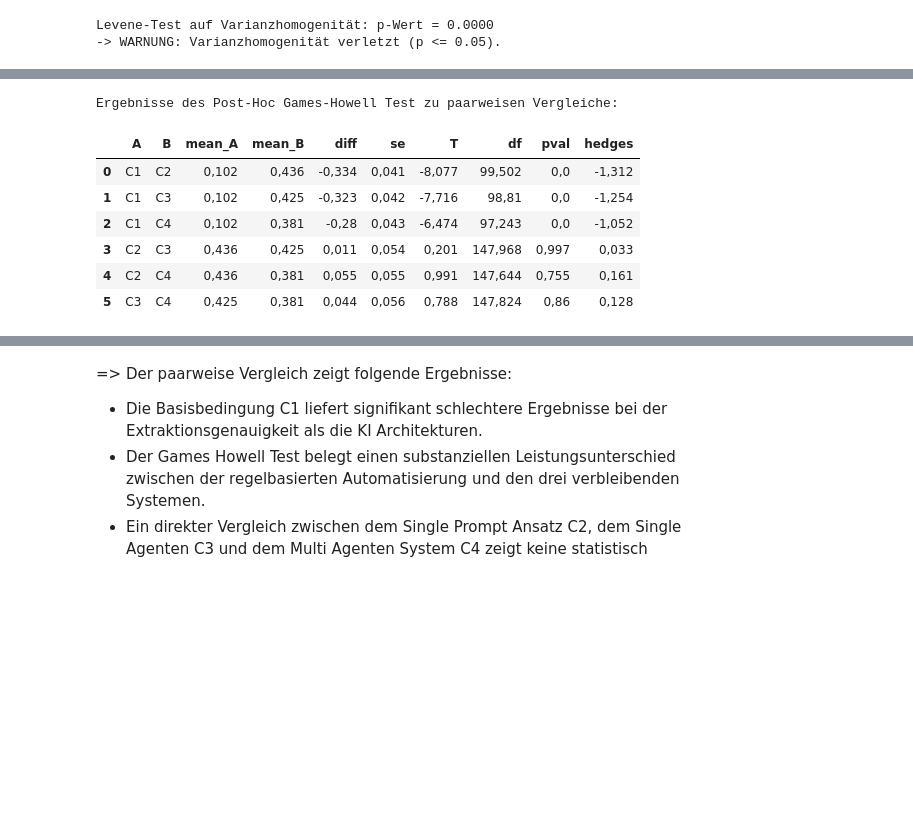
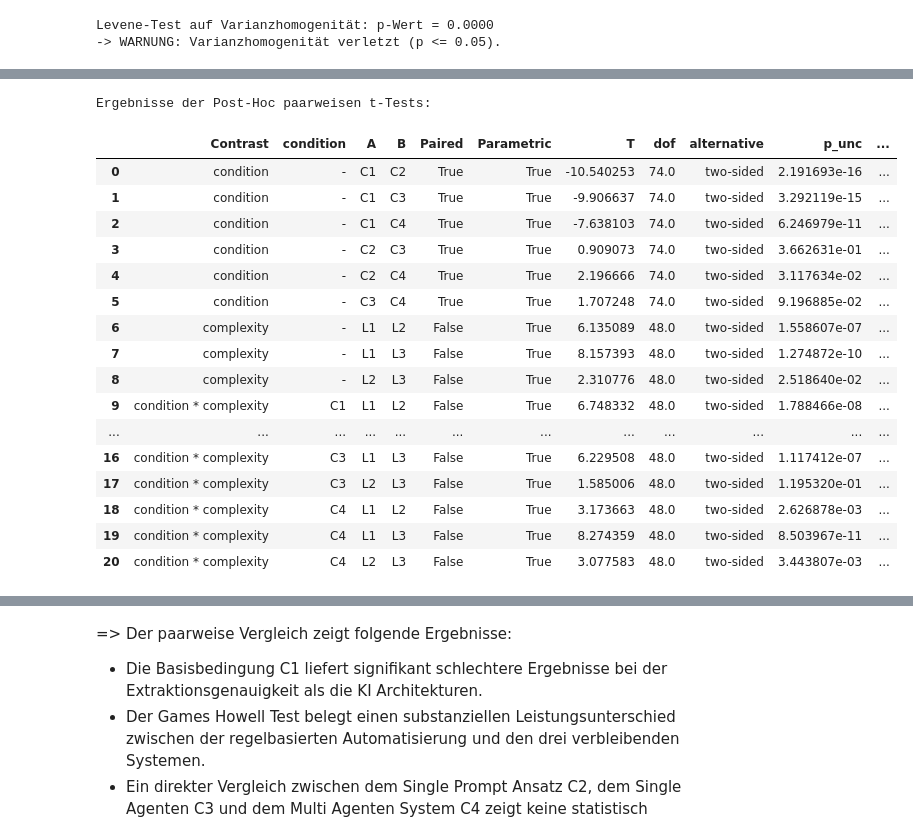
Before and after one commit to StefanEissler/doc-automation-architecture, a Jupyter notebook: notebooks/statistical_evaluation_A_internal.ipynb, the cells around one changed output, grey strips where cells are left out. Cells and saved outputs as stored; diff of their text form; code cells hidden in the pictures; blank space fills up the shorter version.

```diff
--- a/notebooks/statistical_evaluation_A_internal.ipynb
+++ b/notebooks/statistical_evaluation_A_internal.ipynb
@@ -777,0 +748,8 @@ Shapiro-Wilk-Test auf Normalverteilung: p-Wert = 0.0000
+# %%
+df_clean_f1 = df_A_gemini[df_A_gemini["weighted_macro_f1"].notnull()]
+# %%
+df_clean_f1["cell_mean"] = df_clean_f1.groupby(["condition", "complexity"])[
+    "weighted_macro_f1"
+].transform("mean")
+
+df_clean_f1["residuals"] = df_clean_f1["weighted_macro_f1"] - df_clean_f1["cell_mean"]
@@ -785,4 +807,2 @@ plt.show()
-# %%
-df_clean_f1 = df_A_gemini[df_A_gemini["f1_exact"].notnull()]
 # %%
 groups = [
@@ -891,19 +1010,40 @@ plt.show()
 # %%
 import pingouin as pg
 
-post_hoc_results = pg.pairwise_gameshowell(
-    data=df_clean_f1, dv="f1_exact", between="condition"
+post_hoc_results = pg.pairwise_tests(
+    data=df_clean_f1,
+    dv="weighted_macro_f1",  # Abhängige Variable
+    within="condition",  # Messwiederholung
+    between="complexity",
+    subject="doc_id",  # Verknüpfung der mehrfach gemessenen Werte
+    padjust="holm",  # Holm-Korrektur
+    parametric=True,
+    within_first=True,
+    correction="auto",
+    interaction=True,
+    marginal=True
 )
 
-print("Ergebnisse des Post-Hoc Games-Howell Test zu paarweisen Vergleiche:")
-post_hoc_de = post_hoc_results.round(3).astype(str).map(lambda x: x.replace(".", ","))
+print("Ergebnisse der Post-Hoc paarweisen t-Tests:")
+# post_hoc_de = post_hoc_results.round(3).astype(str).map(lambda x: x.replace(".", ","))
+post_hoc_de = post_hoc_results.copy()
 display(post_hoc_de)
 # %% [output]
-Ergebnisse des Post-Hoc Games-Howell Test zu paarweisen Vergleiche:
+Ergebnisse der Post-Hoc paarweisen t-Tests:
-|  | A | B | mean_A | mean_B | diff | se | T | df | pval | hedges |
-| 0 | C1 | C2 | 0,102 | 0,436 | -0,334 | 0,041 | -8,077 | 99,502 | 0,0 | -1,312 |
-| 1 | C1 | C3 | 0,102 | 0,425 | -0,323 | 0,042 | -7,716 | 98,81 | 0,0 | -1,254 |
-| 2 | C1 | C4 | 0,102 | 0,381 | -0,28 | 0,043 | -6,474 | 97,243 | 0,0 | -1,052 |
-| 3 | C2 | C3 | 0,436 | 0,425 | 0,011 | 0,054 | 0,201 | 147,968 | 0,997 | 0,033 |
-| 4 | C2 | C4 | 0,436 | 0,381 | 0,055 | 0,055 | 0,991 | 147,644 | 0,755 | 0,161 |
-| 5 | C3 | C4 | 0,425 | 0,381 | 0,044 | 0,056 | 0,788 | 147,824 | 0,86 | 0,128 |
+|  | Contrast | condition | A | B | Paired | Parametric | T | dof | alternative | p_unc | ... |
+| 0 | condition | - | C1 | C2 | True | True | -10.540253 | 74.0 | two-sided | 2.191693e-16 | ... |
+| 1 | condition | - | C1 | C3 | True | True | -9.906637 | 74.0 | two-sided | 3.292119e-15 | ... |
+| 2 | condition | - | C1 | C4 | True | True | -7.638103 | 74.0 | two-sided | 6.246979e-11 | ... |
+| 3 | condition | - | C2 | C3 | True | True | 0.909073 | 74.0 | two-sided | 3.662631e-01 | ... |
+| 4 | condition | - | C2 | C4 | True | True | 2.196666 | 74.0 | two-sided | 3.117634e-02 | ... |
+| 5 | condition | - | C3 | C4 | True | True | 1.707248 | 74.0 | two-sided | 9.196885e-02 | ... |
+| 6 | complexity | - | L1 | L2 | False | True | 6.135089 | 48.0 | two-sided | 1.558607e-07 | ... |
+| 7 | complexity | - | L1 | L3 | False | True | 8.157393 | 48.0 | two-sided | 1.274872e-10 | ... |
+| 8 | complexity | - | L2 | L3 | False | True | 2.310776 | 48.0 | two-sided | 2.518640e-02 | ... |
+| 9 | condition * complexity | C1 | L1 | L2 | False | True | 6.748332 | 48.0 | two-sided | 1.788466e-08 | ... |
+| ... | ... | ... | ... | ... | ... | ... | ... | ... | ... | ... | ... |
+| 16 | condition * complexity | C3 | L1 | L3 | False | True | 6.229508 | 48.0 | two-sided | 1.117412e-07 | ... |
+| 17 | condition * complexity | C3 | L2 | L3 | False | True | 1.585006 | 48.0 | two-sided | 1.195320e-01 | ... |
+| 18 | condition * complexity | C4 | L1 | L2 | False | True | 3.173663 | 48.0 | two-sided | 2.626878e-03 | ... |
+| 19 | condition * complexity | C4 | L1 | L3 | False | True | 8.274359 | 48.0 | two-sided | 8.503967e-11 | ... |
+| 20 | condition * complexity | C4 | L2 | L3 | False | True | 3.077583 | 48.0 | two-sided | 3.443807e-03 | ... |
```
Also changed, not shown: parts of 102 cells of this notebook, 21 other files.
